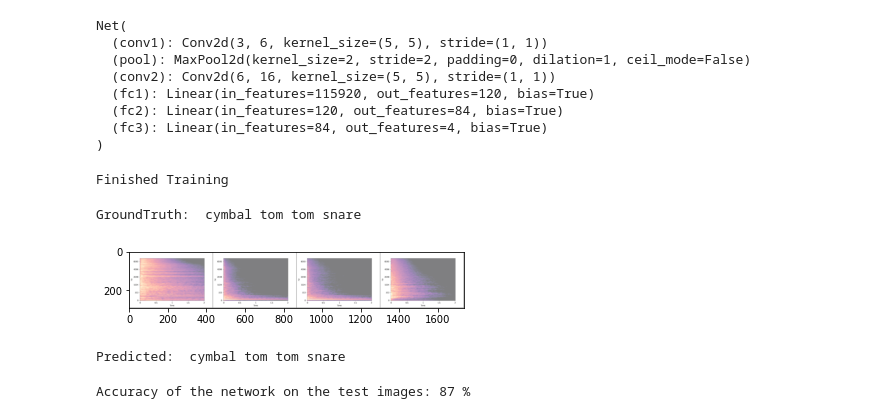
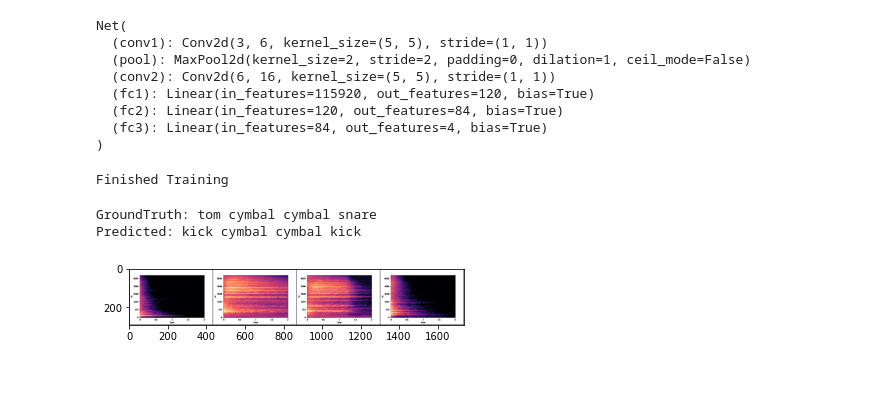
Before and after one commit to erinlopez/ADT, a Jupyter notebook: drums pytorch.ipynb, the cells around one changed output. Saved outputs shown, nothing was run; the diff lists cells and outputs as text; code cells hidden in the pictures; blank space fills up the shorter version.

```diff
--- a/drums pytorch.ipynb
+++ b/drums pytorch.ipynb
@@ -35,7 +36,6 @@ test_loader = DataLoader(test, batch_size = batch_size, shuffle = False, num_wor
 classes = ('cymbal', 'kick', 'snare', 'tom') #in order of folders
 # %%
 def imgshow(img):
-    img = img / 2 + 0.5
     npimg = img.numpy()
     plt.imshow(np.transpose(npimg, (1, 2, 0)))
 
@@ -114,34 +114,16 @@ Finished Training
 # %%
 dataiter = iter(test_loader)
 images, labels = next(dataiter)
 
 # print images
-imshow(torchvision.utils.make_grid(images))
-print('GroundTruth: ', ' '.join('%s' % classes[labels[j]] for j in range(4)))
+imgshow(torchvision.utils.make_grid(images))
+print('GroundTruth:', ' '.join('%s' % classes[labels[j]] for j in range(4)))
+
+outputs = net(images)
+_, predicted = torch.max(outputs, 1)
+
+print('Predicted:', ' '.join('%s' % classes[predicted[j]] for j in range(4)))
 # %% [output]
-GroundTruth:  cymbal tom tom snare
+GroundTruth: tom cymbal cymbal snare
+Predicted: kick cymbal cymbal kick
-[figure, old version]
+[figure, new version]
-# %%
-outputs = net(images)
-
-_, predicted = torch.max(outputs, 1)
-
-print('Predicted: ', ' '.join('%s' % classes[predicted[j]]
-                              for j in range(4)))
-# %% [output]
-Predicted:  cymbal tom tom snare
-# %%
-correct = 0
-total = 0
-with torch.no_grad():
-    for data in test_loader:
-        images, labels = data
-        outputs = net(images)
-        _, predicted = torch.max(outputs.data, 1)
-        total += labels.size(0)
-        correct += (predicted == labels).sum().item()
-
-print('Accuracy of the network on the test images: %d %%' % (
-    100 * correct / total))
-# %% [output]
-Accuracy of the network on the test images: 87 %
```
Also changed, not shown: parts of 5 cells of this notebook.
